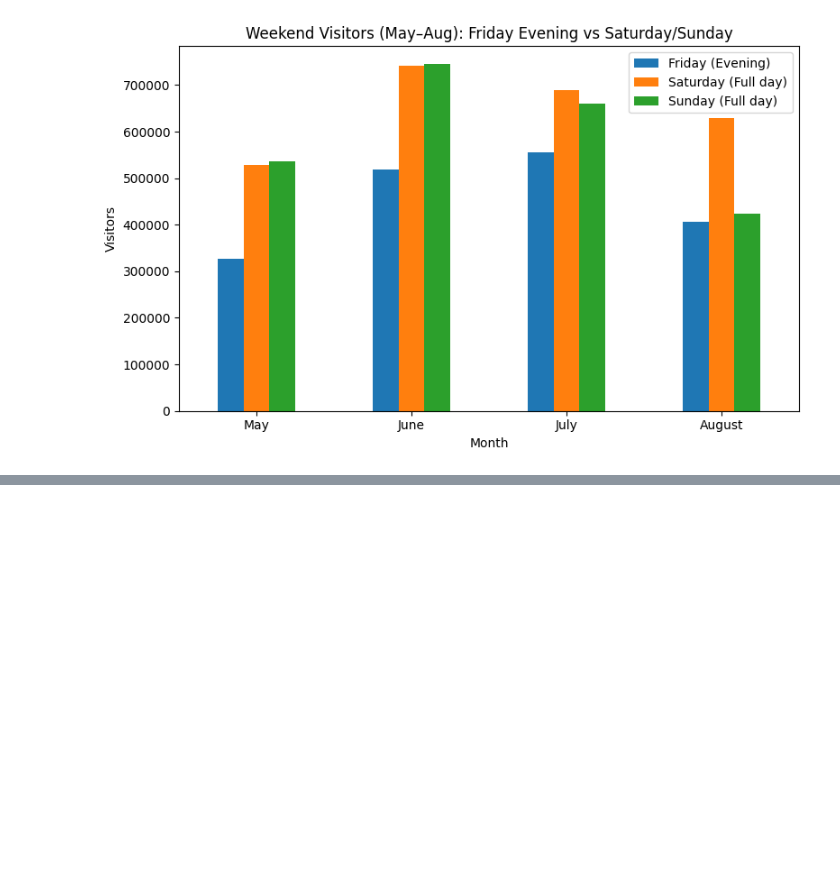
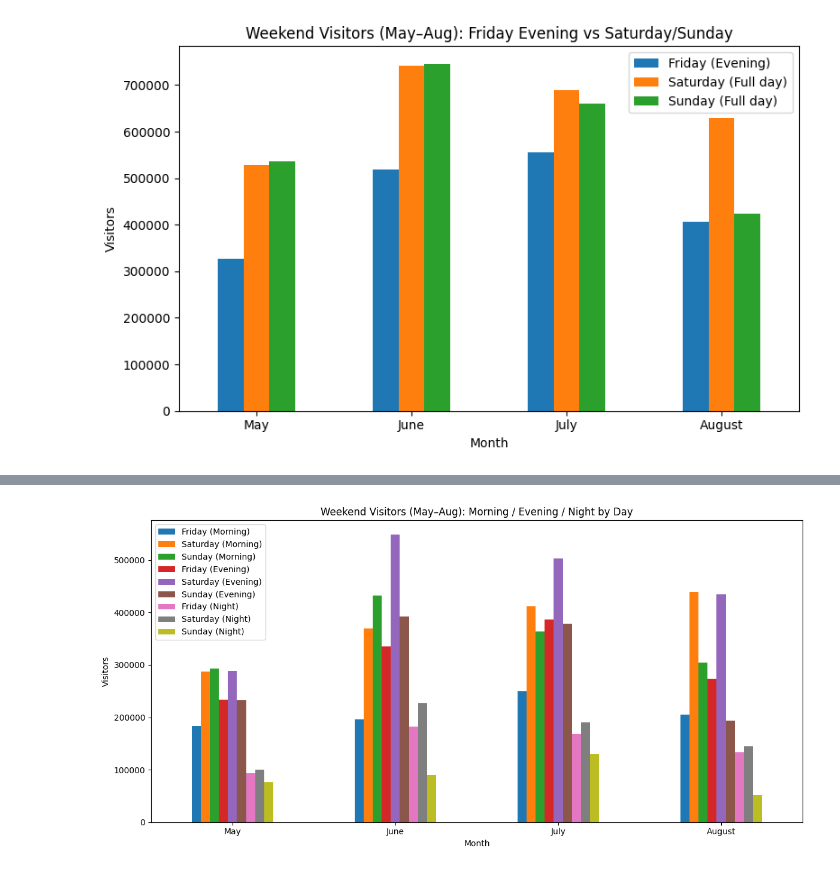
Before and after one commit to izarin2/-Visitation-Index-Prediction, a Jupyter notebook: Anomaly_Detection_Problem.ipynb, the cells around one changed output, grey strips where cells are left out. Drawn from its saved outputs; the diff is of its cells as text; code cells hidden in the pictures; blank space fills up the shorter version.

```diff
--- a/Anomaly_Detection_Problem.ipynb
+++ b/Anomaly_Detection_Problem.ipynb
@@ -817,0 +703,83 @@ logreg  PR-AUC=0.997 | F1=0.937 | P=0.889 | R=0.991
+# %%
+# %%
+import pandas as pd
+import matplotlib.pyplot as plt
+
+# ---------- CONFIG ----------
+CSV_PATH = r"C:\Users\israt\HD lab\My Project\Dataset\Airsage Dataset\NebraskaLakes_Cleaned_round.csv"
+MONTHS_OF_INTEREST = [5, 6, 7, 8]  # May–Aug
+MONTH_NAME = {5: "May", 6: "June", 7: "July", 8: "August"}
+
+# Time windows (24h)
+WINDOWS = {
+    "Morning": list(range(6, 12)),   # 06–11
+    "Evening": list(range(17, 21)),  # 17–20
+    "Night":   list(range(21, 24)),  # 21–23
+}
+
+WEEKDAYS = ["Friday", "Saturday", "Sunday"]
+
+# ---------- HELPERS ----------
+def hh_cols(hours):
+    return [f"hh{str(h).zfill(2)}" for h in hours]
+
+# ---------- LOAD ----------
+df = pd.read_csv(CSV_PATH, low_memory=False)
+df["date"] = pd.to_datetime(df["date"], format="%Y%m%d", errors="coerce")
+df = df[df["date"].dt.month.isin(MONTHS_OF_INTEREST)].copy()
+df["day_of_week"] = df["date"].dt.day_name()
+df["month"] = df["date"].dt.month
+
+# Validate required hour columns
+needed_cols = sorted(set(sum([hh_cols(hs) for hs in WINDOWS.values()], [])))
+missing_any = [c for c in needed_cols if c not in df.columns]
+if missing_any:
+    raise ValueError(f"Missing expected hour columns: {missing_any}")
+
+# ---------- BUILD MONTHLY SUMMARY ----------
+pieces = []
+for wd in WEEKDAYS:
+    dwd = df[df["day_of_week"].eq(wd)].copy()
+    for win_name, hours in WINDOWS.items():
+        cols = hh_cols(hours)
+        dwd[f"{wd}_{win_name}"] = dwd[cols].sum(axis=1)
+        agg = (
+            dwd.groupby("month", as_index=True)[f"{wd}_{win_name}"]
+            .sum()
+            .rename(f"{wd} ({win_name})")
+        )
+        pieces.append(agg)
+
+summary = pd.concat(pieces, axis=1).fillna(0).astype(int)
+
+# Reindex months as names, in May→Aug order
+summary.index = summary.index.map(MONTH_NAME.get)
+summary = summary.loc[["May", "June", "July", "August"]]
+
+# ---------- REORDER COLUMNS: Morning → Evening → Night ----------
+ordered_cols = []
+for win_name in ["Morning", "Evening", "Night"]:
+    for wd in WEEKDAYS:  # Friday, Saturday, Sunday
+        col = f"{wd} ({win_name})"
+        if col in summary.columns:
+            ordered_cols.append(col)
+
+# Ensure no column is left behind
+summary = summary[[c for c in ordered_cols if c in summary.columns]]
+
+# ---------- SAVE & PRINT ----------
+out_csv = "weekend_dayparts_may_aug.csv"
+summary.to_csv(out_csv, index=True)
+
+print("Weekend Visitors by Daypart (May–Aug)")
+print(summary)
+print(f"\nSaved summary to: {out_csv}")
+
+# ---------- PLOT ----------
+ax = summary.plot(kind="bar", rot=0, figsize=(12, 6))
+ax.set_title("Weekend Visitors (May–Aug): Morning / Evening / Night by Day")
+ax.set_xlabel("Month")
+ax.set_ylabel("Visitors")
+plt.tight_layout()
+plt.show()
+# %% [output]
@@ -817,0 +803 @@ logreg  PR-AUC=0.997 | F1=0.937 | P=0.889 | R=0.991
+[figure, added]
```
Also changed, not shown: parts of 9 cells of this notebook, 6 other files.
